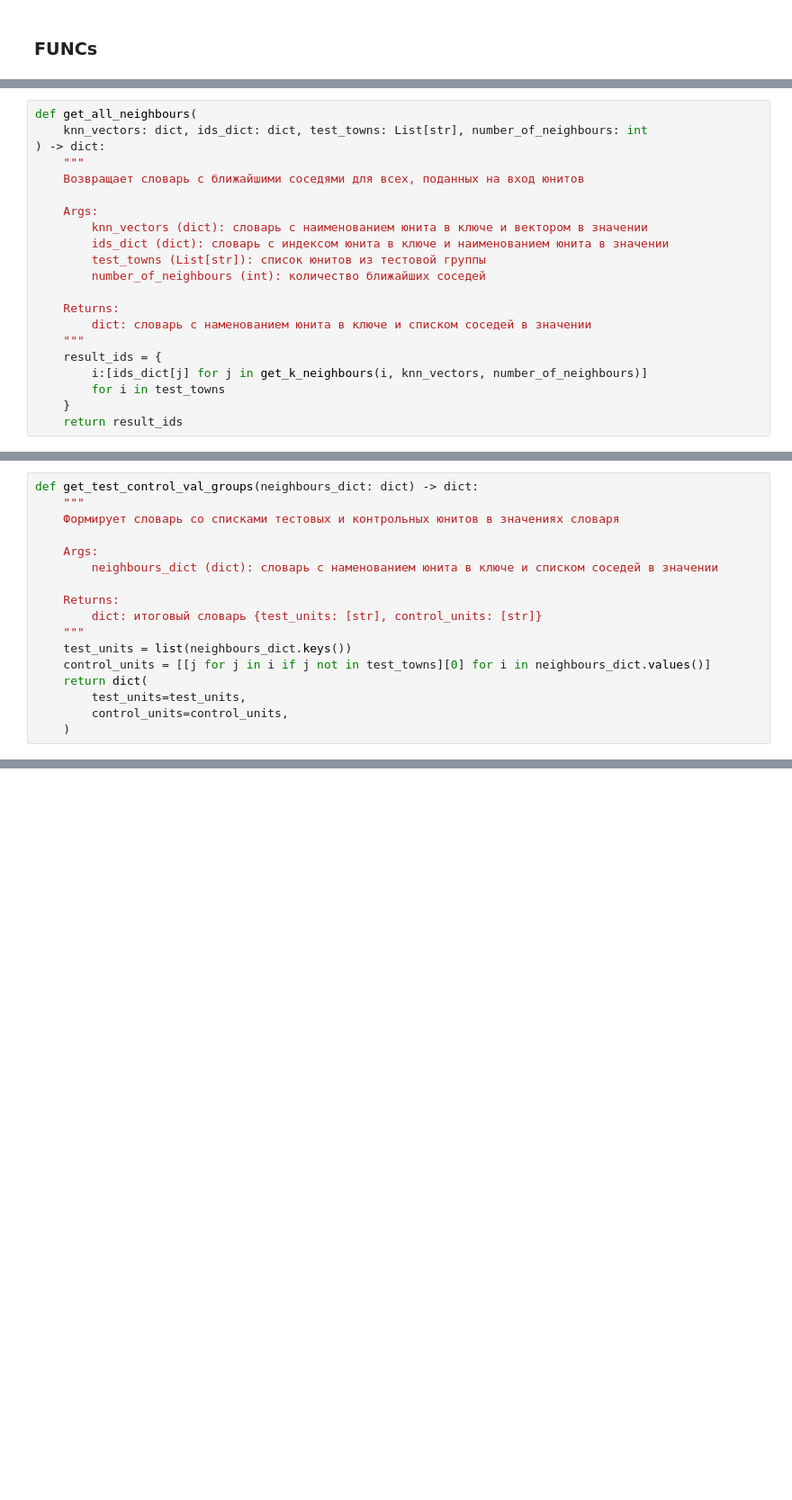
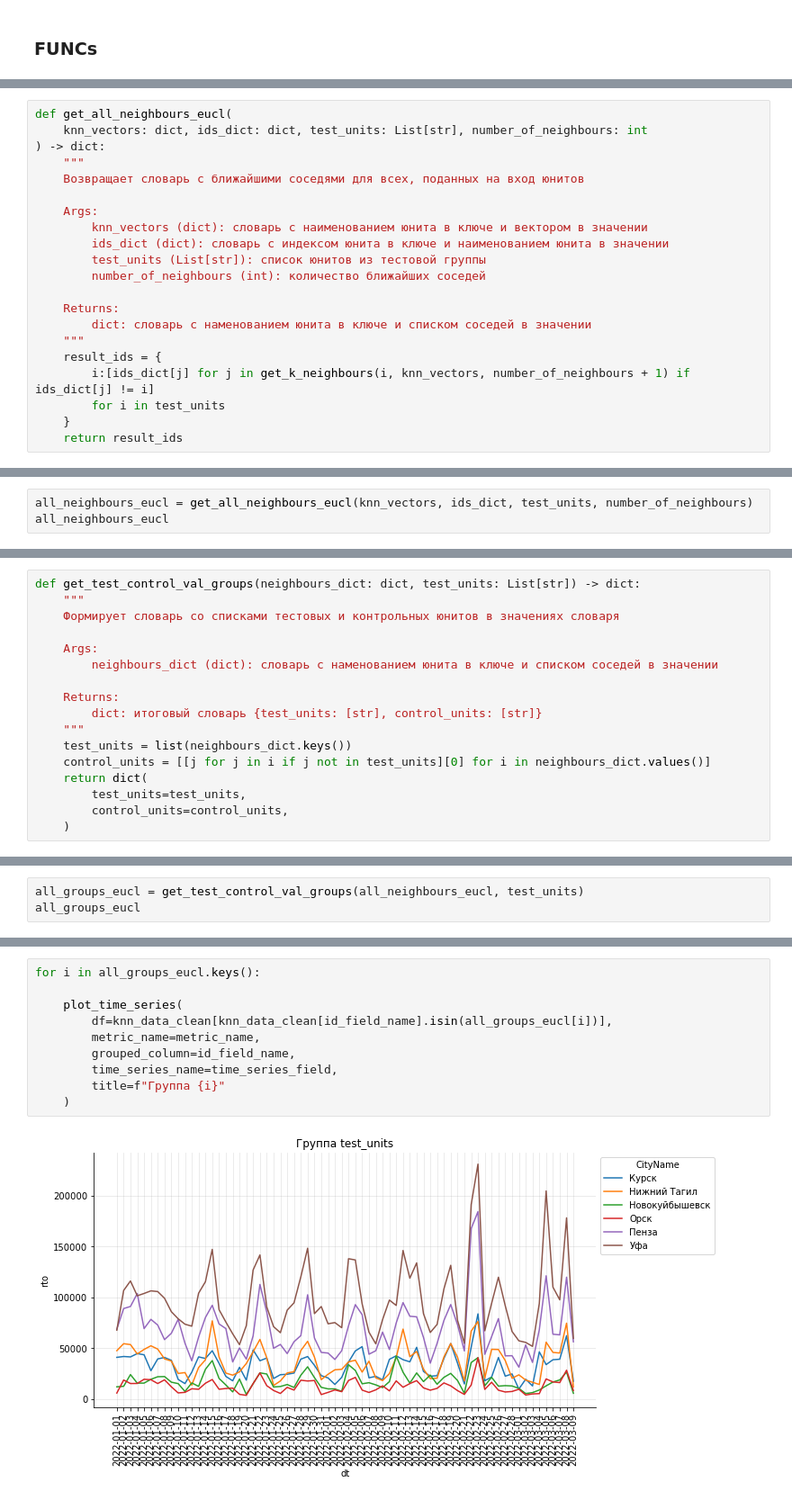
Before and after one commit to repinmihail/TestLab, a Jupyter notebook: development/offline-tests-pipline.ipynb, the cells around one changed output, grey strips where cells are left out. Shown: that part at 90% size. Cells and saved outputs as stored; diff of their text form; blank space fills up the shorter version.

Commit message:
Продолжен пайплайн, добавлен расчет p-value в бутстрапе

```diff
--- a/development/offline-tests-pipline.ipynb
+++ b/development/offline-tests-pipline.ipynb
@@ -181,6 +239,6 @@ test_towns = ['Пенза', 'Уфа', 'Курск', 'Нижний Тагил', '
 # %%
-def get_all_neighbours(
-    knn_vectors: dict, ids_dict: dict, test_towns: List[str], number_of_neighbours: int
+def get_all_neighbours_eucl(
+    knn_vectors: dict, ids_dict: dict, test_units: List[str], number_of_neighbours: int
 ) -> dict:
     """
     Возвращает словарь с ближайшими соседями для всех, поданных на вход юнитов
@@ -188,14 +246,14 @@ def get_all_neighbours(
     Args:
         knn_vectors (dict): словарь с наименованием юнита в ключе и вектором в значении
         ids_dict (dict): словарь с индексом юнита в ключе и наименованием юнита в значении
-        test_towns (List[str]): список юнитов из тестовой группы
+        test_units (List[str]): список юнитов из тестовой группы
         number_of_neighbours (int): количество ближайших соседей
 
     Returns:
         dict: словарь с наменованием юнита в ключе и списком соседей в значении
     """
     result_ids = {
-        i:[ids_dict[j] for j in get_k_neighbours(i, knn_vectors, number_of_neighbours)]
-        for i in test_towns
+        i:[ids_dict[j] for j in get_k_neighbours(i, knn_vectors, number_of_neighbours + 1) if ids_dict[j] != i]
+        for i in test_units
     }
     return result_ids
@@ -211,0 +283,3 @@ all_neighbours
+# %%
+all_neighbours_eucl = get_all_neighbours_eucl(knn_vectors, ids_dict, test_units, number_of_neighbours)
+all_neighbours_eucl
@@ -212,5 +293,5 @@ all_neighbours
 # %%
-def get_test_control_val_groups(neighbours_dict: dict) -> dict:
+def get_test_control_val_groups(neighbours_dict: dict, test_units: List[str]) -> dict:
     """
     Формирует словарь со списками тестовых и контрольных юнитов в значениях словаря
 
@@ -221,7 +302,7 @@ def get_test_control_val_groups(neighbours_dict: dict) -> dict:
         dict: итоговый словарь {test_units: [str], control_units: [str]}
     """
     test_units = list(neighbours_dict.keys())
-    control_units = [[j for j in i if j not in test_towns][0] for i in neighbours_dict.values()]
+    control_units = [[j for j in i if j not in test_units][0] for i in neighbours_dict.values()]
     return dict(
         test_units=test_units,
         control_units=control_units,
@@ -239,0 +326,3 @@ all_groups
+# %%
+all_groups_eucl = get_test_control_val_groups(all_neighbours_eucl, test_units)
+all_groups_eucl
@@ -239,0 +344,12 @@ all_groups
+# %%
+for i in all_groups_eucl.keys():
+
+    plot_time_series(
+        df=knn_data_clean[knn_data_clean[id_field_name].isin(all_groups_eucl[i])],
+        metric_name=metric_name,
+        grouped_column=id_field_name,
+        time_series_name=time_series_field,
+        title=f"Группа {i}"
+    )
+# %% [output]
+[figure, added]
```
Also changed, not shown: parts of 67 cells of this notebook, 1 other file.
